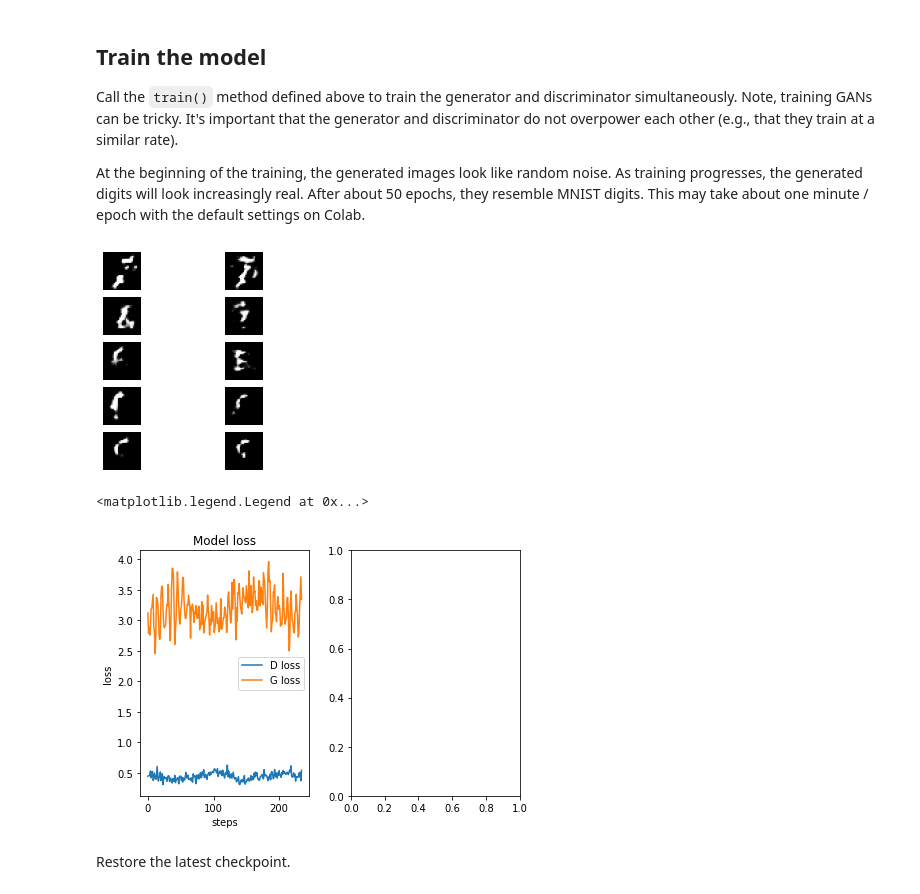
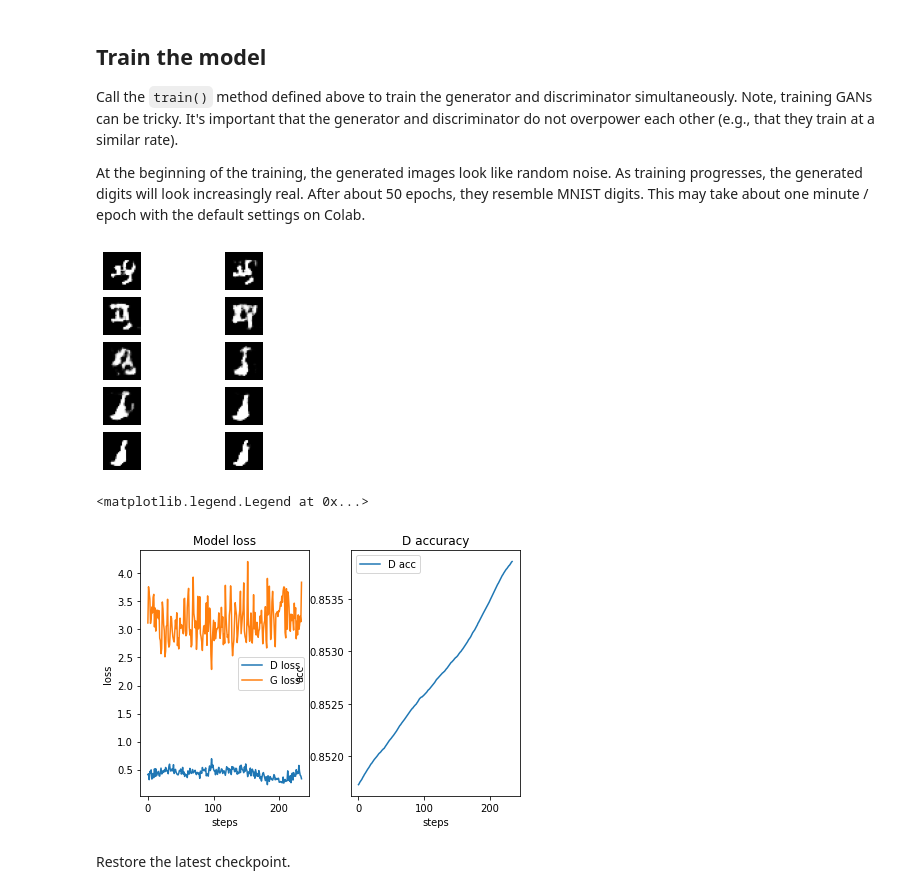
Before and after one commit to KoertS/precipitation-nowcasting-using-GANs, a Jupyter notebook: dcgan_MNIST/dcgan.ipynb, the cells around one changed output. Saved outputs shown, nothing was run; the diff lists cells and outputs as text; code cells hidden in the pictures.

Commit message:
Changed activation D to sigmoid, result worsened

```diff
--- a/dcgan_MNIST/dcgan.ipynb
+++ b/dcgan_MNIST/dcgan.ipynb
@@ -122,7 +125,7 @@ def make_discriminator_model():
     conv2 = layers.Dropout(0.3)(conv2)
 
     flatten = layers.Flatten()(conv2)
-    output = layers.Dense(1)(flatten)
+    output = layers.Dense(1, activation="sigmoid")(flatten)
 
     model = tf.keras.Model(inputs=[input_img, input_label], outputs=output, name="Discriminator")
     return model
@@ -186,6 +200,8 @@ seed_labels = tf.expand_dims(tf.range(0, 10, 1), axis=-1)
 # %% [markdown]
 The training loop begins with generator receiving a random seed as input. That seed is used to produce an image. The discriminator is then used to classify real images (drawn from the training set) and fakes images (produced by the generator). The loss is calculated for each of these models, and the gradients are used to update the generator and discriminator.
 # %%
+m = tf.keras.metrics.BinaryAccuracy(name='binary_accuracy', dtype=None, threshold=0.5)
+
 # Notice the use of `tf.function`
 # This annotation causes the function to be "compiled".
 @tf.function
@@ -204,18 +220,21 @@ def train_step(batch):
       gen_loss = generator_loss(fake_output)
       disc_loss = discriminator_loss(real_output, fake_output)
 
+    m.update_state(tf.ones_like(real_output), real_output)
+    m.update_state(tf.zeros_like(fake_output), fake_output)
+
     gradients_of_generator = gen_tape.gradient(gen_loss, generator.trainable_variables)
     gradients_of_discriminator = disc_tape.gradient(disc_loss, discriminator.trainable_variables)
 
     generator_optimizer.apply_gradients(zip(gradients_of_generator, generator.trainable_variables))
     discriminator_optimizer.apply_gradients(zip(gradients_of_discriminator, discriminator.trainable_variables))
-    return { "D_loss": disc_loss, "G_loss": gen_loss }
+    return { "D_loss": disc_loss, "G_loss": gen_loss, "D_acc": m.result() }
 # %%
 def train(dataset, epochs):
   for epoch in range(epochs):
     start = time.time()
 
-    history =  {"D_loss": [], "G_loss": []}
+    history =  {"D_loss": [], "G_loss": [], "D_acc": []}
     for batch in dataset:
       hist = train_step(batch)
       for h in hist:
@@ -262,25 +281,32 @@ Call the `train()` method defined above to train the generator and discriminator
 
 At the beginning of the training, the generated images look like random noise. As training progresses, the generated digits will look increasingly real. After about 50 epochs, they resemble MNIST digits. This may take about one minute / epoch with the default settings on Colab.
 # %%
-EPOCHS=1
+EPOCHS=15
 hist = train(train_dataset, EPOCHS)
 # %% [output]
-[figure, old version]
+[figure, new version]
 # %%
 # Plot the training progress
 fig, axes = plt.subplots(nrows=1, ncols=2)
 fig.tight_layout()
 
 plt.subplot(1,2,1)
 plt.plot(hist['D_loss'], label='D loss')
 plt.plot(hist['G_loss'], label='G loss')
 plt.title('Model loss')
 plt.ylabel('loss')
 plt.xlabel('steps')
 plt.legend()
+
+plt.subplot(1,2,2)
+plt.plot(hist['D_acc'], label='D acc')
+plt.title('D accuracy')
+plt.ylabel('acc')
+plt.xlabel('steps')
+plt.legend()
 # %% [output]
 <matplotlib.legend.Legend at 0x...>
-[figure, old version]
+[figure, new version]
 # %% [markdown]
 Restore the latest checkpoint.
 # %%
```
Also changed, not shown: parts of 8 cells of this notebook.
